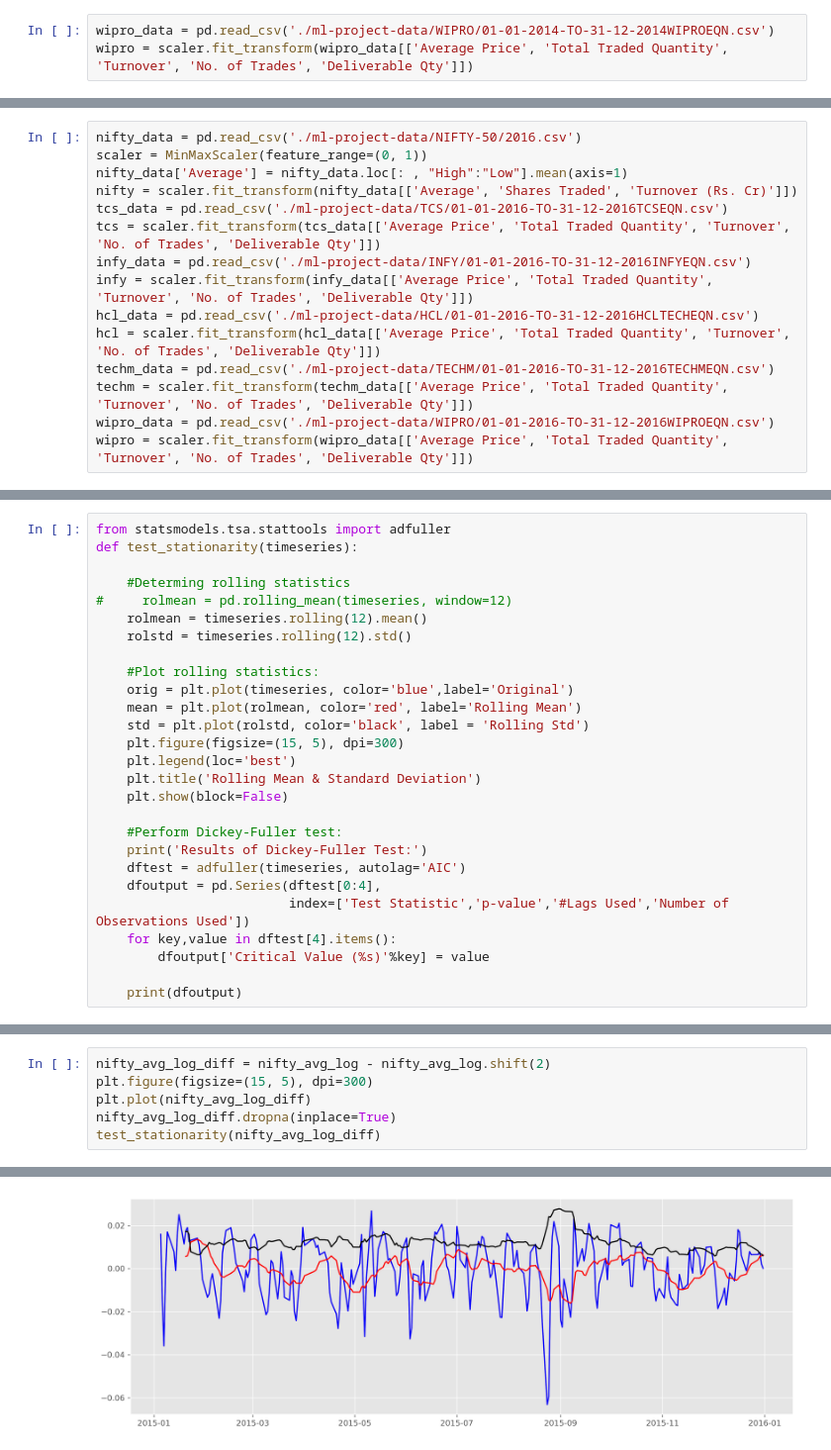
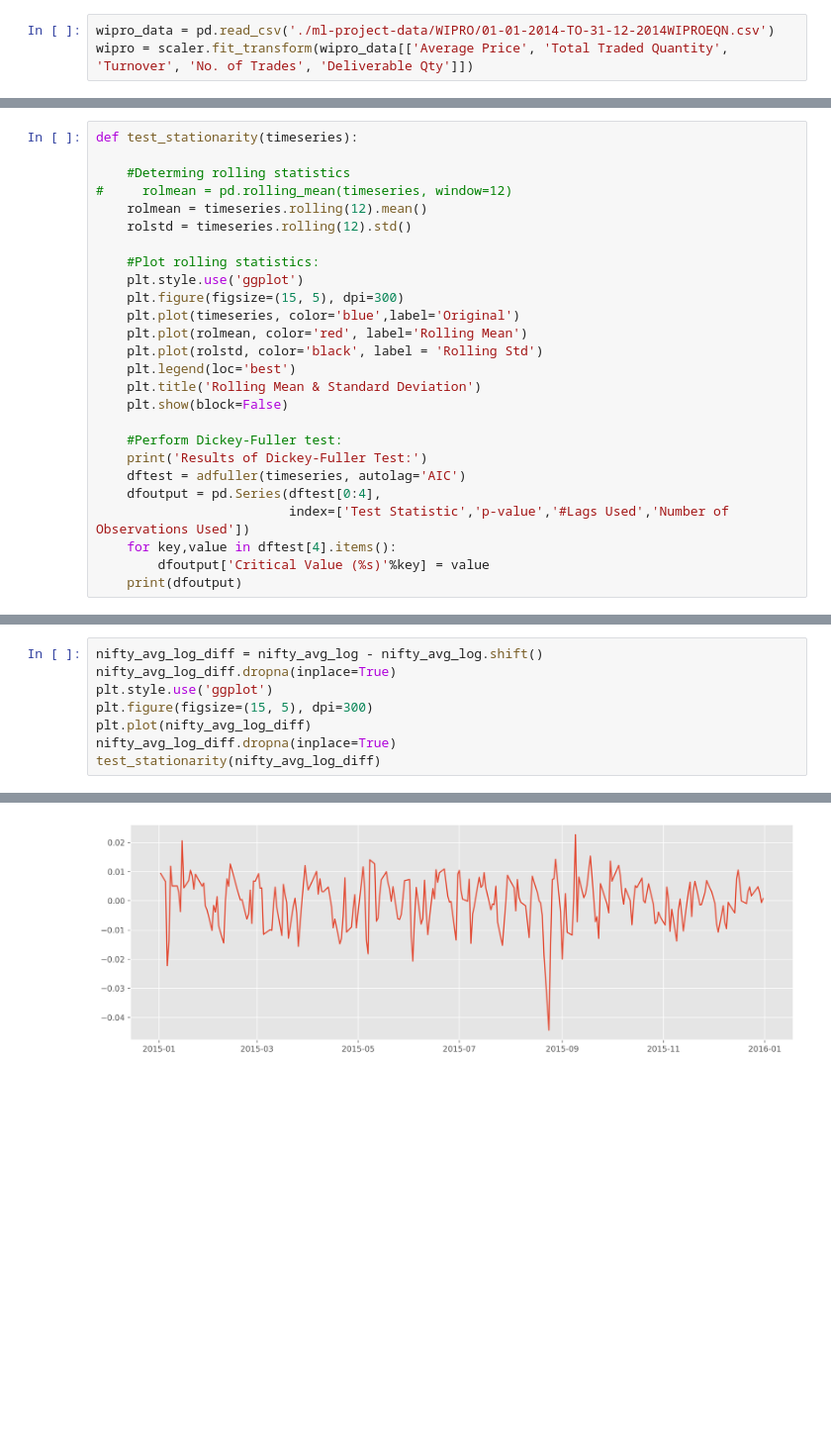
Before and after one commit to ReetBarik/Machine-Learning-Project, a Jupyter notebook: code_test.ipynb, the cells around one changed output, grey strips where cells are left out. Shown at 99% size. Saved outputs shown, nothing was run; the diff lists cells and outputs as text; blank space fills up the shorter version.

```diff
--- a/code_test.ipynb
+++ b/code_test.ipynb
@@ -66,15 +46,0 @@ plt.show()
-# %%
-nifty_data = pd.read_csv('./ml-project-data/NIFTY-50/2016.csv')
-scaler = MinMaxScaler(feature_range=(0, 1))
-nifty_data['Average'] = nifty_data.loc[: , "High":"Low"].mean(axis=1)
-nifty = scaler.fit_transform(nifty_data[['Average', 'Shares Traded', 'Turnover (Rs. Cr)']])
-tcs_data = pd.read_csv('./ml-project-data/TCS/01-01-2016-TO-31-12-2016TCSEQN.csv')
-tcs = scaler.fit_transform(tcs_data[['Average Price', 'Total Traded Quantity', 'Turnover', 'No. of Trades', 'Deliverable Qty']])
-infy_data = pd.read_csv('./ml-project-data/INFY/01-01-2016-TO-31-12-2016INFYEQN.csv')
-infy = scaler.fit_transform(infy_data[['Average Price', 'Total Traded Quantity', 'Turnover', 'No. of Trades', 'Deliverable Qty']])
-hcl_data = pd.read_csv('./ml-project-data/HCL/01-01-2016-TO-31-12-2016HCLTECHEQN.csv')
-hcl = scaler.fit_transform(hcl_data[['Average Price', 'Total Traded Quantity', 'Turnover', 'No. of Trades', 'Deliverable Qty']])
-techm_data = pd.read_csv('./ml-project-data/TECHM/01-01-2016-TO-31-12-2016TECHMEQN.csv')
-techm = scaler.fit_transform(techm_data[['Average Price', 'Total Traded Quantity', 'Turnover', 'No. of Trades', 'Deliverable Qty']])
-wipro_data = pd.read_csv('./ml-project-data/WIPRO/01-01-2016-TO-31-12-2016WIPROEQN.csv')
-wipro = scaler.fit_transform(wipro_data[['Average Price', 'Total Traded Quantity', 'Turnover', 'No. of Trades', 'Deliverable Qty']])
@@ -94,5 +47,4 @@ plt.show()
 # %%
-from statsmodels.tsa.stattools import adfuller
 def test_stationarity(timeseries):
 
     #Determing rolling statistics
@@ -101,10 +53,11 @@ def test_stationarity(timeseries):
     rolstd = timeseries.rolling(12).std()
 
     #Plot rolling statistics:
-    orig = plt.plot(timeseries, color='blue',label='Original')
-    mean = plt.plot(rolmean, color='red', label='Rolling Mean')
-    std = plt.plot(rolstd, color='black', label = 'Rolling Std')
+    plt.style.use('ggplot')
     plt.figure(figsize=(15, 5), dpi=300)
+    plt.plot(timeseries, color='blue',label='Original')
+    plt.plot(rolmean, color='red', label='Rolling Mean')
+    plt.plot(rolstd, color='black', label = 'Rolling Std')
     plt.legend(loc='best')
     plt.title('Rolling Mean & Standard Deviation')
     plt.show(block=False)
@@ -116,7 +69,6 @@ def test_stationarity(timeseries):
                          index=['Test Statistic','p-value','#Lags Used','Number of Observations Used'])
     for key,value in dftest[4].items():
         dfoutput['Critical Value (%s)'%key] = value
-
     print(dfoutput)
 # %%
 test_stationarity(nifty_data['Average'])
@@ -177,5 +93,7 @@ Name: Average, Length: 248, dtype: float64
 # %%
-nifty_avg_log_diff = nifty_avg_log - nifty_avg_log.shift(2)
+nifty_avg_log_diff = nifty_avg_log - nifty_avg_log.shift()
+nifty_avg_log_diff.dropna(inplace=True)
+plt.style.use('ggplot')
 plt.figure(figsize=(15, 5), dpi=300)
 plt.plot(nifty_avg_log_diff)
 nifty_avg_log_diff.dropna(inplace=True)
@@ -185 +102 @@ No handles with labels found to put in legend.
-[figure, old version]
+[figure, new version]
```
Also changed, not shown: parts of 13 cells of this notebook.
